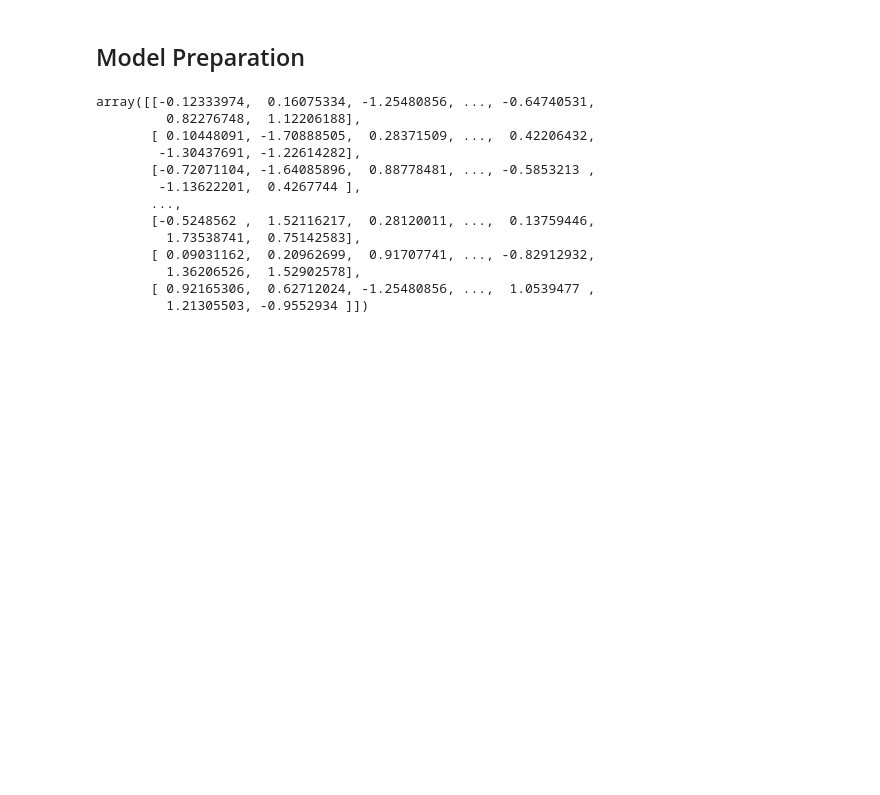
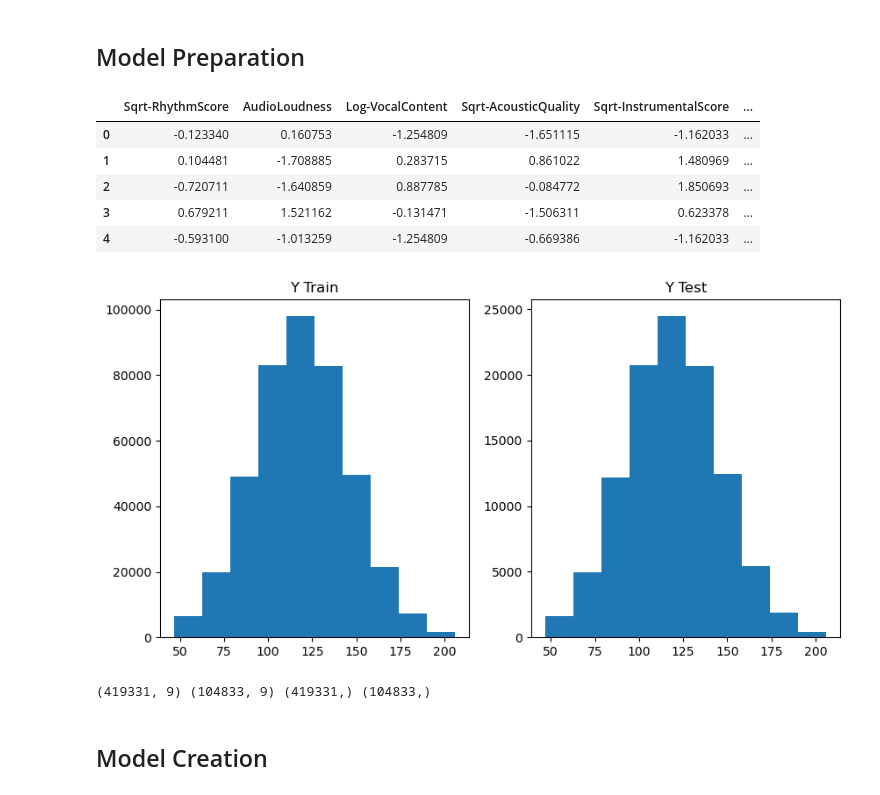
Before and after one commit to JustinAbner/Kaggle_Competitions, a Jupyter notebook: Predicting the Beats-per-Minute of Songs/BeatsPerMin.ipynb, the cells around one changed output. Saved outputs shown, nothing was run; the diff lists cells and outputs as text; code cells hidden in the pictures; blank space fills up the shorter version.

```diff
--- a/Predicting the Beats-per-Minute of Songs/BeatsPerMin.ipynb
+++ b/Predicting the Beats-per-Minute of Songs/BeatsPerMin.ipynb
@@ -205,19 +212,37 @@ skew_transf_df.describe()
 ## Model Preparation
 # %%
 # Scaling the features
-ss_features = StandardScaler().fit_transform(skew_transf_df.drop(columns='BeatsPerMinute'))
+staged_feats = skew_transf_df.drop(columns='BeatsPerMinute')
+
+X = StandardScaler().set_output(transform='pandas').fit_transform(staged_feats)
+y = skew_transf_df['BeatsPerMinute']
 # %%
+ss_features.head()
 # %% [output]
-array([[-0.12333974,  0.16075334, -1.25480856, ..., -0.64740531,
-         0.82276748,  1.12206188],
-       [ 0.10448091, -1.70888505,  0.28371509, ...,  0.42206432,
-        -1.30437691, -1.22614282],
-       [-0.72071104, -1.64085896,  0.88778481, ..., -0.5853213 ,
-        -1.13622201,  0.4267744 ],
-       ...,
-       [-0.5248562 ,  1.52116217,  0.28120011, ...,  0.13759446,
-         1.73538741,  0.75142583],
-       [ 0.09031162,  0.20962699,  0.91707741, ..., -0.82912932,
-         1.36206526,  1.52902578],
-       [ 0.92165306,  0.62712024, -1.25480856, ...,  1.0539477 ,
-         1.21305503, -0.9552934 ]])
+|  | Sqrt-RhythmScore | AudioLoudness | Log-VocalContent | Sqrt-AcousticQuality | Sqrt-InstrumentalScore | ... |
+| 0 | -0.123340 | 0.160753 | -1.254809 | -1.651115 | -1.162033 | ... |
+| 1 | 0.104481 | -1.708885 | 0.283715 | 0.861022 | 1.480969 | ... |
+| 2 | -0.720711 | -1.640859 | 0.887785 | -0.084772 | 1.850693 | ... |
+| 3 | 0.679211 | 1.521162 | -0.131471 | -1.506311 | 0.623378 | ... |
+| 4 | -0.593100 | -1.013259 | -1.254809 | -0.669386 | -1.162033 | ... |
+# %%
+# Train and split the data
+X_train, X_test, y_train, y_test = train_test_split(X, y, test_size=0.2, random_state=25)
+# %%
+# Checking the distributions between y test and train
+plt.figure(figsize=(10,5))
+plt.subplot(121)
+plt.title('Y Train')
+plt.hist(y_train)
+plt.subplot(122)
+plt.title('Y Test')
+plt.hist(y_test)
+plt.show()
+# %% [output]
+[figure, added]
+# %%
+print(X_train.shape, X_test.shape, y_train.shape, y_test.shape)
+# %% [output]
+(419331, 9) (104833, 9) (419331,) (104833,)
+# %% [markdown]
+## Model Creation
```
Also changed, not shown: parts of 17 cells of this notebook.
